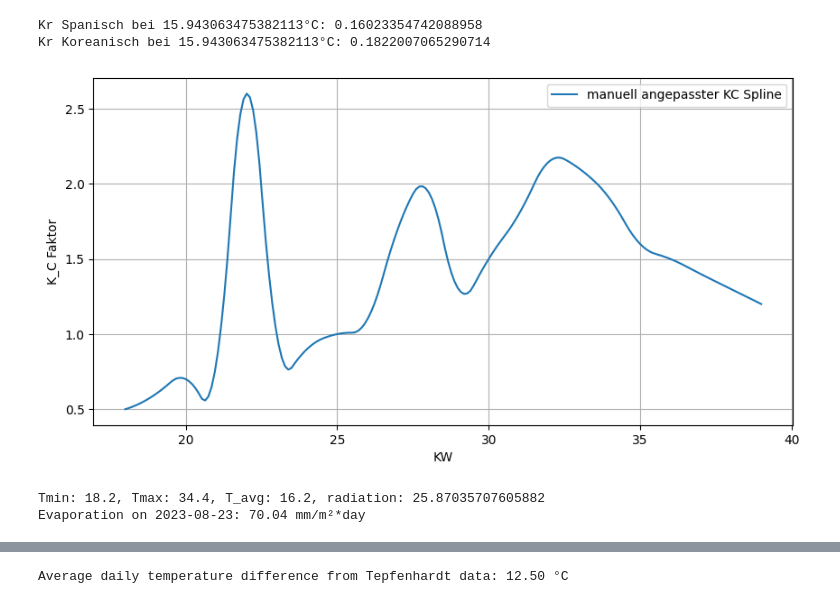
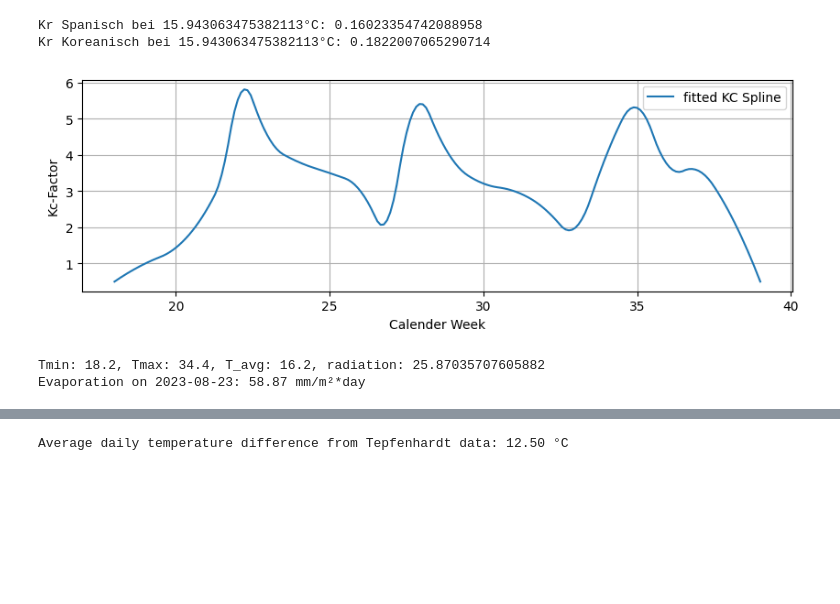
Before and after one commit to mclordo/research2.0, a Jupyter notebook: data/script/getFormula.ipynb, the cells around one changed output, grey strips where cells are left out. Drawn from its saved outputs; the diff is of its cells as text; code cells hidden in the pictures; blank space fills up the shorter version.

```diff
--- a/data/script/getFormula.ipynb
+++ b/data/script/getFormula.ipynb
@@ -368,32 +374,33 @@ def rso_fao56(dayOfYear, lat_deg, elev_m, kwh=False):
 # %%
 #Berechnung dynamischer Kc wert
 from scipy.interpolate import UnivariateSpline
 # Daten von https://kraege.de/wp-content/uploads/2024/11/www_Katalog_25_dt.pdf Seite 33 Frigo
 KWIdeal = np.array([18, 19, 20, 21, 22, 23, 24, 25, 26, 27, 28, 29, 30, 31, 32, 33, 34, 35, 36])
 WaterNeedIdeal = np.array([1,1.8,2.3,2.2,1.9,1.7,1.7,1.75,1.9,2,1.95,1.85,1.85,2,2.15,2.1,1.9,1.8,1.75])
-KW = np.array([18, 19, 20, 21, 22, 23, 24, 25, 26, 27, 28, 29, 30, 31, 32, 33, 34, 35, 36, 37, 38, 39])
-WaterNeed = np.array([0.5,0.6,0.7,0.8,2.6,1,0.9,1,1.1,1.7,1.95,1.3,1.5,1.8,2.15,2.1,1.9,1.6,1.5,1.4,1.3,1.2])
+KW =        np.array([18, 19, 20, 21,21.5, 22, 23, 24, 25, 26, 27, 27.5, 29, 30, 31, 32, 33, 34, 35, 36, 37, 38, 39])
+#WaterNeed = np.array([2 ,2.5, 3 ,  3,2  ,1.5, 2 ,2.7,3.5,2.6,2.2,1.9,1.5,1.8,2.15,2.1,1.9,1.6,1.5,1.4,1.3,1.2])
+WaterNeed = np.array([0.5, 1, 1.44, 2.49, 3.5, 5.5, 4.5, 3.8, 3.5, 3, 2.5, 4.62, 3.86, 3.21, 3, 2.5, 2, 4, 5.3, 3.71, 3.56, 2.4, 0.5])
 
 # Werte für die Ausgleichskurve berechnen
 KcSplineFit = UnivariateSpline(KW, WaterNeed, s=0, k=2)
 KW_fit = np.linspace(KW.min(), KW.max(), 200)
 Kc_fit = KcSplineFit(KW_fit)
 
 KcSplineFitIdeal = UnivariateSpline(KWIdeal, WaterNeedIdeal, s=0)
 KW_fitIdeal = np.linspace(KWIdeal.min(), KWIdeal.max(), 200)
 Kc_fit_ideal = KcSplineFitIdeal(KW_fitIdeal)
 
 # Plot
-plt.figure(figsize=(10, 5))
-plt.plot(KW_fit, Kc_fit, '-', label='manuell angepasster KC Spline')
+plt.figure(figsize=(10, 3))
+plt.plot(KW_fit, Kc_fit, '-', label='fitted KC Spline')
 #plt.plot(KW_fitIdeal, Kc_fit_ideal, '--', label='Spline Ausgleichskurve KC Ideal')
-plt.xlabel('KW')
-plt.ylabel('K_C Faktor')
+plt.xlabel('Calender Week')
+plt.ylabel('Kc-Factor')
 plt.legend()
 plt.grid()
 plt.show()
 # %% [output]
-[figure, old version]
+[figure, new version]
 # %%
 from datetime import datetime
 
@@ -416,7 +423,7 @@ def calculate_evaporation_solar(date,Tdiff_daily,Kr,radiation):
     """
 
     # Anpassung des Wasserverbrauches 4m² gemessen auf 1m² berechnung
-    AreaCompensationFactor = 4
+    AreaCompensationFactor = 1
 
     # constant parameters
     tau = 0.75
@@ -428,13 +435,13 @@ def calculate_evaporation_solar(date,Tdiff_daily,Kr,radiation):
     KW_fraction = date.isocalendar().week + (date.isocalendar().weekday - 1) / 7
     Kc = KcSplineFit(KW_fraction)  # Example value, can be adjusted based on the crop stage
 
-    # Berechnung Rs
+    # Berechnung Rs #wird nicht benötigt
     Rs = Kr * (Tdiff_daily)** 0.5 * radiation
     RsmaxApprox = (0.75 + 2*10**-5 * hightOverSea) * radiation
     Rsmax = rso_fao56(DOY, 47.47337, hightOverSea, kwh=False)  # Example for Berlin
 
     # Berrechung Rs_green
-    Rs_green = Rs * tau
+    Rs_green = radiation * tau
 
     # ETo_green Annäherung
     if DOY <= 220:
@@ -462,4 +469,4 @@ evaporation = calculate_evaporation_solar(datetime(2023, 8, 23), T_avg, krKorean
 print(f"Evaporation on 2023-08-23: {np.sum(evaporation):.2f} mm/m²*day")
 # %% [output]
 Tmin: 18.2, Tmax: 34.4, T_avg: 16.2, radiation: 25.87035707605882
-Evaporation on 2023-08-23: 70.04 mm/m²*day
+Evaporation on 2023-08-23: 58.87 mm/m²*day
```
Also changed, not shown: parts of 14 cells of this notebook, 4 other files.
